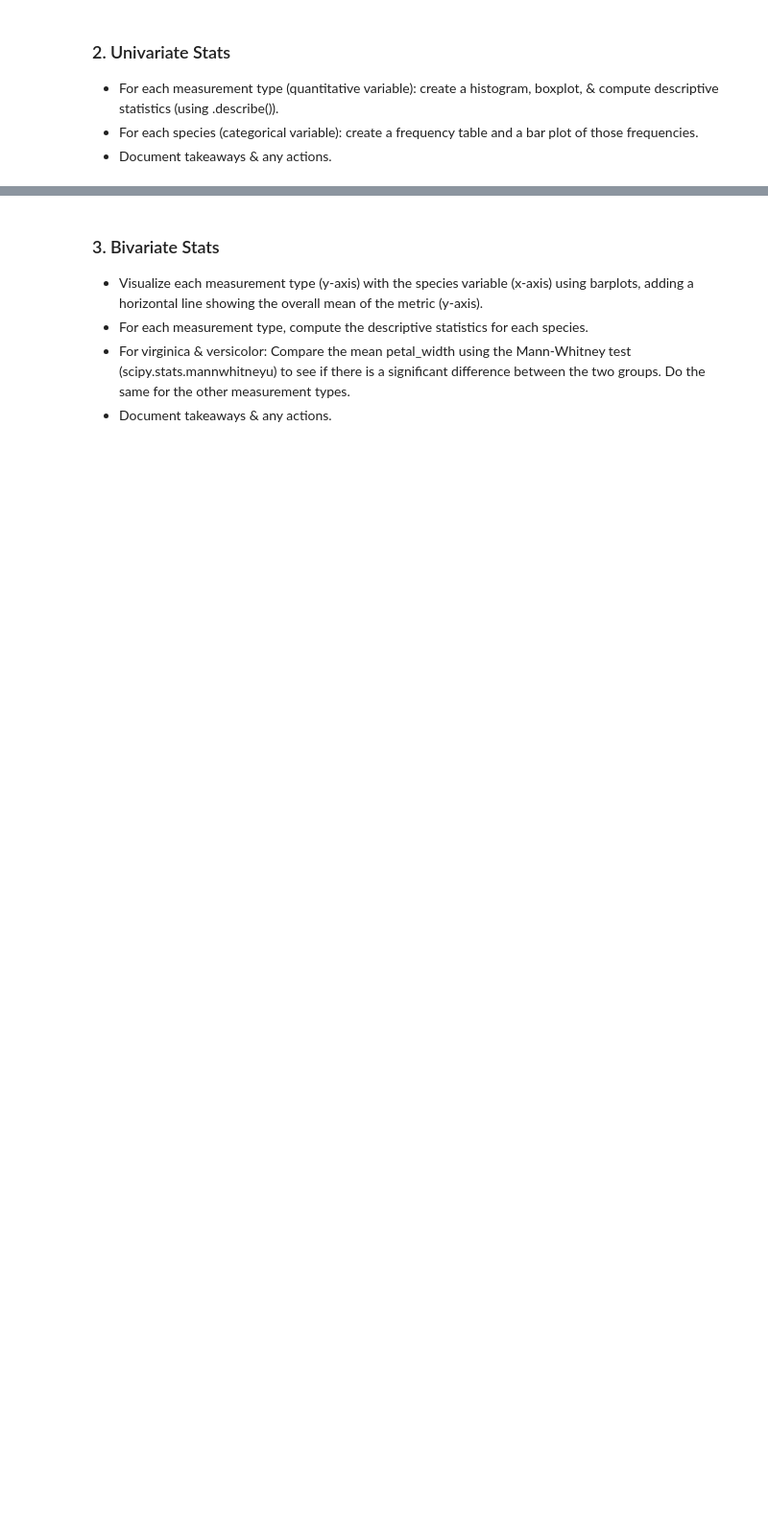
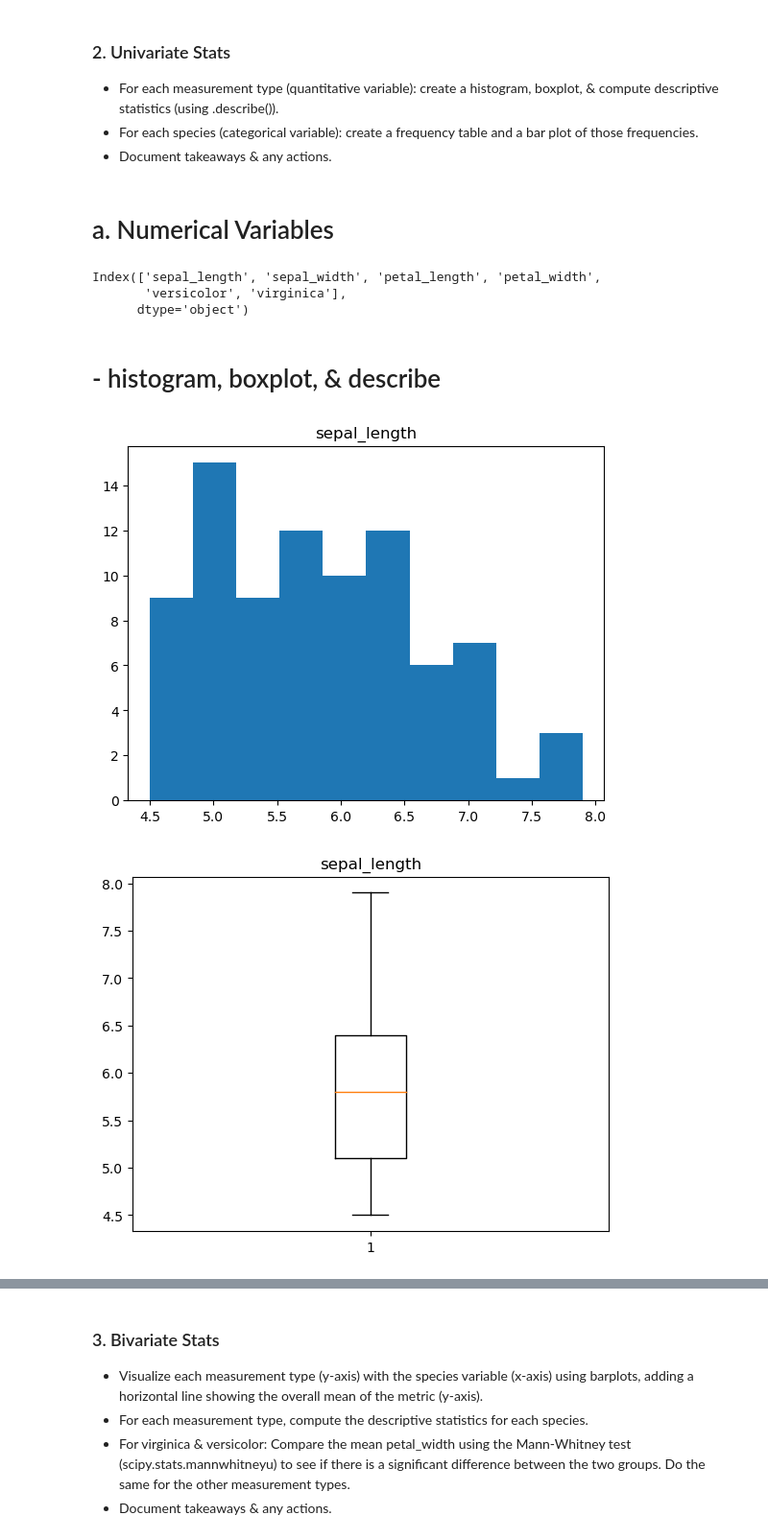
Before and after one commit to manuelparra1/classification-exercises, a Jupyter notebook: classification_exercises.ipynb, the cells around one changed output, grey strips where cells are left out. Shown at 96% size. Drawn from its saved outputs; the diff is of its cells as text; code cells hidden in the pictures; blank space fills up the shorter version.

```diff
--- a/classification_exercises.ipynb
+++ b/classification_exercises.ipynb
@@ -856,4 +763,6 @@ iris_db.head(1)
 - For each measurement type (quantitative variable): create a histogram, boxplot, & compute descriptive statistics (using .describe()).
 - For each species (categorical variable): create a frequency table and a bar plot of those frequencies.
 - Document takeaways & any actions.
+# %% [markdown]
+# a. Numerical Variables
 # %%
@@ -860,0 +770,19 @@ iris_db_num = iris_db.select_dtypes(exclude='object')
+# %%
+train_iris_num.columns
+# %% [output]
+Index(['sepal_length', 'sepal_width', 'petal_length', 'petal_width',
+       'versicolor', 'virginica'],
+      dtype='object')
+# %% [markdown]
+# - histogram, boxplot, & describe
+# %%
+for column in train_iris_num:
+    plt.hist(train_iris_num[column])
+    plt.title(column)
+    plt.show()
+    plt.boxplot(train_iris_num[column])
+    plt.title(column)
+    plt.show()
+# %% [output]
+[figure, added]
+[figure, added]
```
Also changed, not shown: parts of 72 cells of this notebook.
